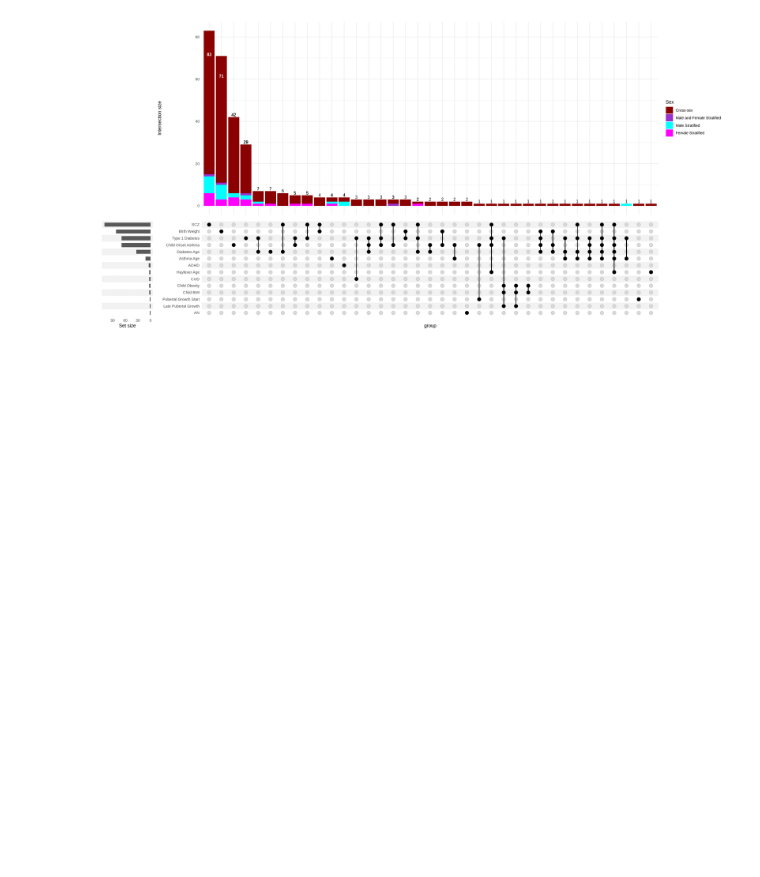
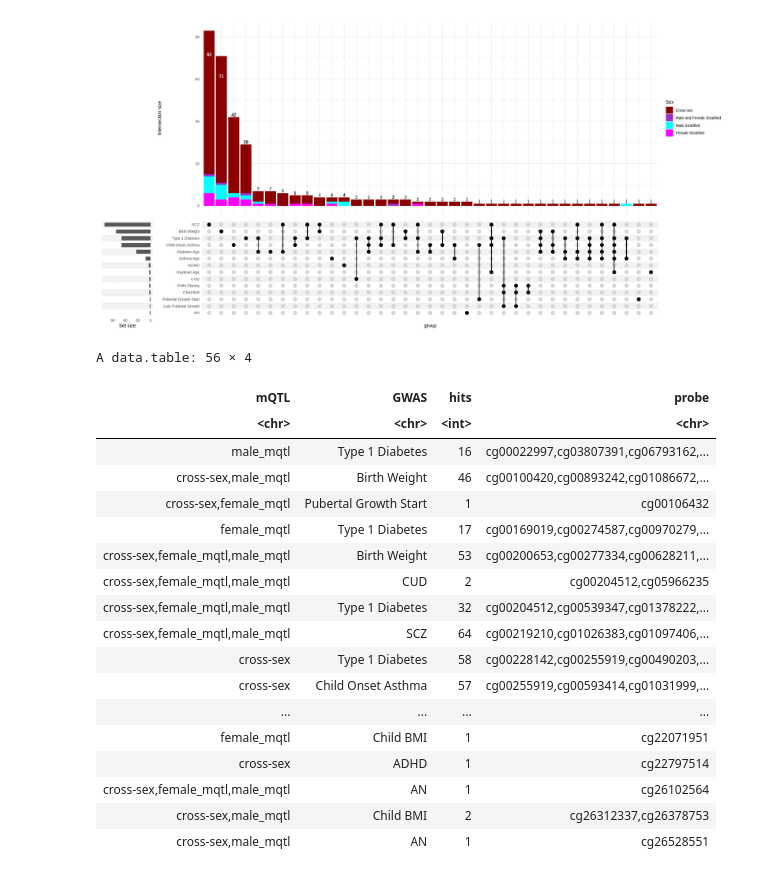
Before and after one commit to wilcas/sex_specific_mQTL, a Jupyter notebook: delahaye_mQTL_analyses/placental_mqtl_colocalization.ipynb, the cells around one changed output. Saved outputs shown, nothing was run; the diff lists cells and outputs as text; code cells hidden in the pictures; blank space fills up the shorter version.

```diff
--- a/delahaye_mQTL_analyses/placental_mqtl_colocalization.ipynb
+++ b/delahaye_mQTL_analyses/placental_mqtl_colocalization.ipynb
@@ -1175,3 +1164,25 @@ fwrite(colocalization_by_gene,file=here("data","colocalization_by_gene.csv"))
+# %%
+colocalization_by_probe
+# %% [output]
+A data.table: 56 × 4
+| mQTL | GWAS | hits | probe |
+| <chr> | <chr> | <int> | <chr> |
+| male_mqtl | Type 1 Diabetes | 16 | cg00022997,cg03807391,cg06793162,... |
+| cross-sex,male_mqtl | Birth Weight | 46 | cg00100420,cg00893242,cg01086672,... |
+| cross-sex,female_mqtl | Pubertal Growth Start | 1 | cg00106432 |
+| female_mqtl | Type 1 Diabetes | 17 | cg00169019,cg00274587,cg00970279,... |
+| cross-sex,female_mqtl,male_mqtl | Birth Weight | 53 | cg00200653,cg00277334,cg00628211,... |
+| cross-sex,female_mqtl,male_mqtl | CUD | 2 | cg00204512,cg05966235 |
+| cross-sex,female_mqtl,male_mqtl | Type 1 Diabetes | 32 | cg00204512,cg00539347,cg01378222,... |
+| cross-sex,female_mqtl,male_mqtl | SCZ | 64 | cg00219210,cg01026383,cg01097406,... |
+| cross-sex | Type 1 Diabetes | 58 | cg00228142,cg00255919,cg00490203,... |
+| cross-sex | Child Onset Asthma | 57 | cg00255919,cg00593414,cg01031999,... |
+| ... | ... | ... | ... |
+| female_mqtl | Child BMI | 1 | cg22071951 |
+| cross-sex | ADHD | 1 | cg22797514 |
+| cross-sex,female_mqtl,male_mqtl | AN | 1 | cg26102564 |
+| cross-sex,male_mqtl | Child BMI | 2 | cg26312337,cg26378753 |
+| cross-sex,male_mqtl | AN | 1 | cg26528551 |
 # %%
 options(width=10,repr.plot.width= 10, repr.plot.height= 7, repr.plot.res = 300)
 
```
Also changed, not shown: parts of 13 cells of this notebook, 1 other file.
